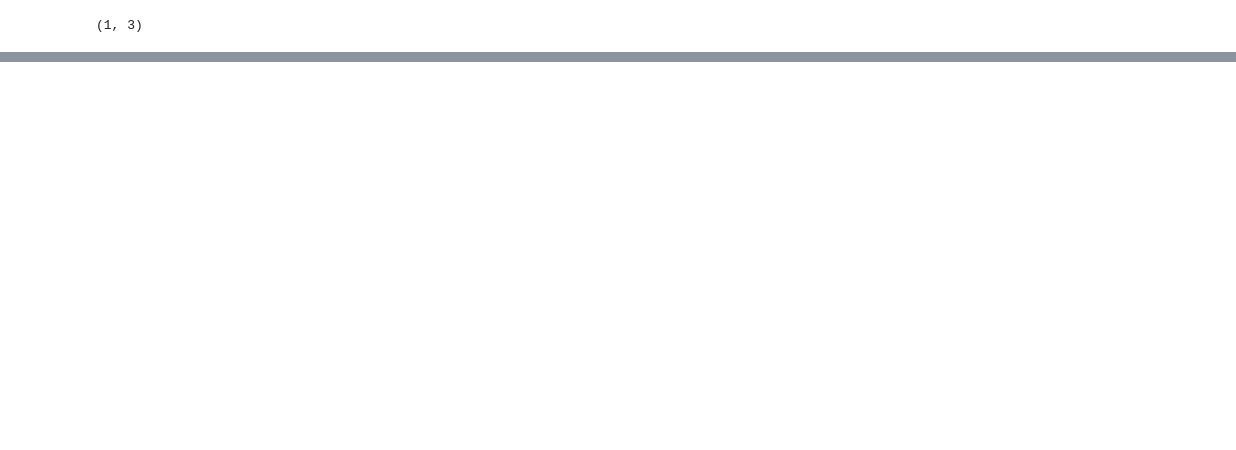
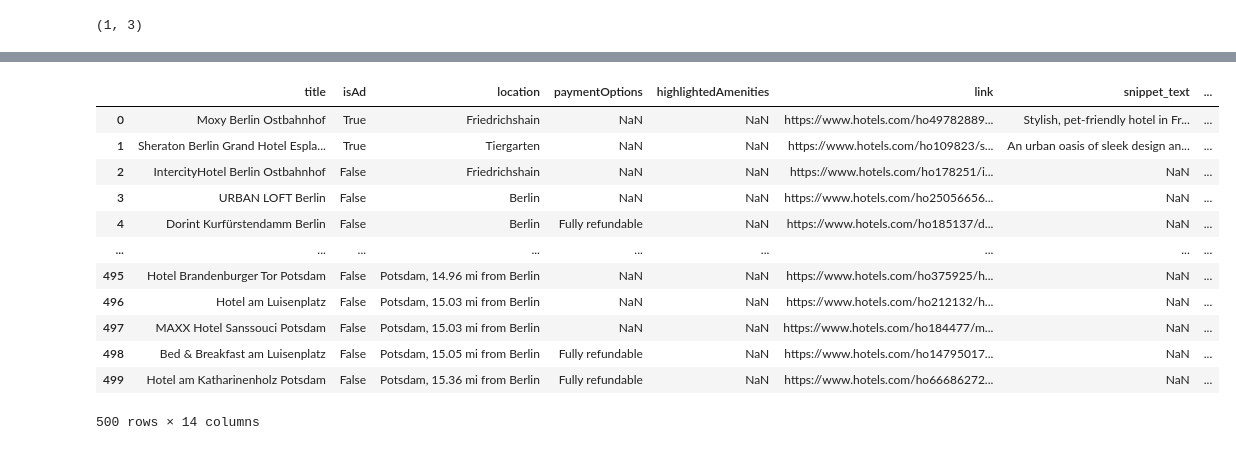
Before and after one commit to KCristopher/data_cleaning, a Jupyter notebook: hotels/hotels.ipynb, the cells around one changed output, grey strips where cells are left out. Saved outputs shown, nothing was run; the diff lists cells and outputs as text; code cells hidden in the pictures; blank space fills up the shorter version.

```diff
--- a/hotels/hotels.ipynb
+++ b/hotels/hotels.ipynb
@@ -654,0 +576,2 @@ Name: rating, dtype: float64
+# %%
+airbnb, booking, hotelscom = get_clean_frames_from_jsons_in_single_row_df(berlin_hotels, remove_diction_cols = True)
@@ -654,0 +597,69 @@ Name: rating, dtype: float64
+# %%
+def check_if_any_value_of_feature_is_none(df, feature) :
+
+    """
+    Parameters
+    ----------
+    df : pd.DataFrame.
+    feature : str.
+
+    Returns
+    -------
+    bool.
+
+    Example
+    -------
+    check_if_any_value_of_feature_is_none(airbnb, 'rating')
+
+        False
+    """
+
+    return any([v is None for v in df[feature].values])
+
+
+
+def check_whether_values_of_features_are_none(df : pd.DataFrame) -> dict :
+
+    return {c : check_if_any_value_of_feature_is_none(df, c) for c in df.columns}
+
+def replace_none_with_nans_in_df(df : pd.DataFrame) -> pd.DataFrame :
+
+    """
+    Parameters
+    ----------
+    df : pd.DataFrame.
+
+    Returns
+    -------
+    pd.DataFrame.
+
+    Example
+    -------
+    """
+
+    relev_features = [c for c, v in check_whether_values_of_features_are_none(df).items() if v == True]
+    data = df[relev_features].copy()
+
+    for c in data.columns :
+        data[c] = data[c].apply(lambda v : np.nan if v is None else v)
+
+    other_cols = [c for c in df.columns if c not in relev_features]
+    data = pd.concat([data, df[other_cols].copy()], axis = 1)
+    data = data[[c for c in df.columns]]
+
+
+    return data
+# %% [output]
+|  | title | isAd | location | paymentOptions | highlightedAmenities | link | snippet_text | ... |
+| 0 | Moxy Berlin Ostbahnhof | True | Friedrichshain | NaN | NaN | https://www.hotels.com/ho49782889... | Stylish, pet-friendly hotel in Fr... | ... |
+| 1 | Sheraton Berlin Grand Hotel Espla... | True | Tiergarten | NaN | NaN | https://www.hotels.com/ho109823/s... | An urban oasis of sleek design an... | ... |
+| 2 | IntercityHotel Berlin Ostbahnhof | False | Friedrichshain | NaN | NaN | https://www.hotels.com/ho178251/i... | NaN | ... |
+| 3 | URBAN LOFT Berlin | False | Berlin | NaN | NaN | https://www.hotels.com/ho25056656... | NaN | ... |
+| 4 | Dorint Kurfürstendamm Berlin | False | Berlin | Fully refundable | NaN | https://www.hotels.com/ho185137/d... | NaN | ... |
+| ... | ... | ... | ... | ... | ... | ... | ... | ... |
+| 495 | Hotel Brandenburger Tor Potsdam | False | Potsdam, 14.96 mi from Berlin | NaN | NaN | https://www.hotels.com/ho375925/h... | NaN | ... |
+| 496 | Hotel am Luisenplatz | False | Potsdam, 15.03 mi from Berlin | NaN | NaN | https://www.hotels.com/ho212132/h... | NaN | ... |
+| 497 | MAXX Hotel Sanssouci Potsdam | False | Potsdam, 15.03 mi from Berlin | NaN | NaN | https://www.hotels.com/ho184477/m... | NaN | ... |
+| 498 | Bed & Breakfast am Luisenplatz | False | Potsdam, 15.05 mi from Berlin | Fully refundable | NaN | https://www.hotels.com/ho14795017... | NaN | ... |
+| 499 | Hotel am Katharinenholz Potsdam | False | Potsdam, 15.36 mi from Berlin | Fully refundable | NaN | https://www.hotels.com/ho66686272... | NaN | ... |
+500 rows × 14 columns
```
Also changed, not shown: parts of 73 cells of this notebook.
